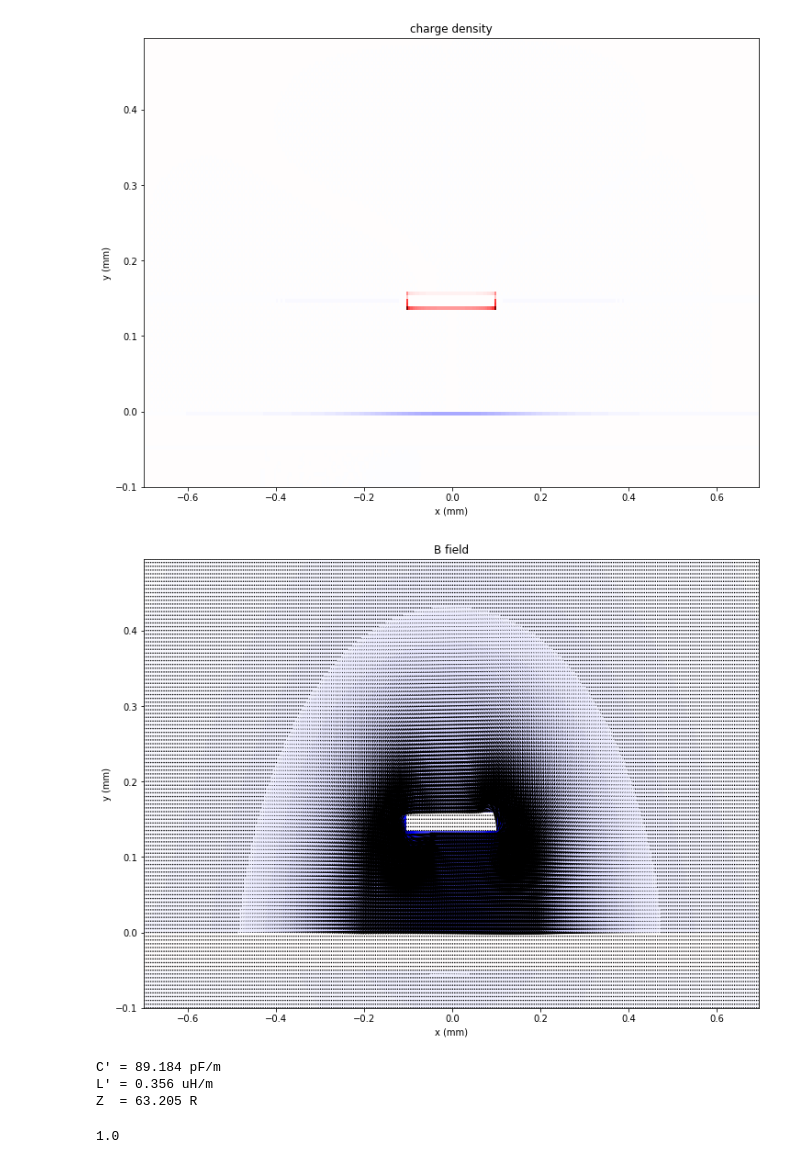
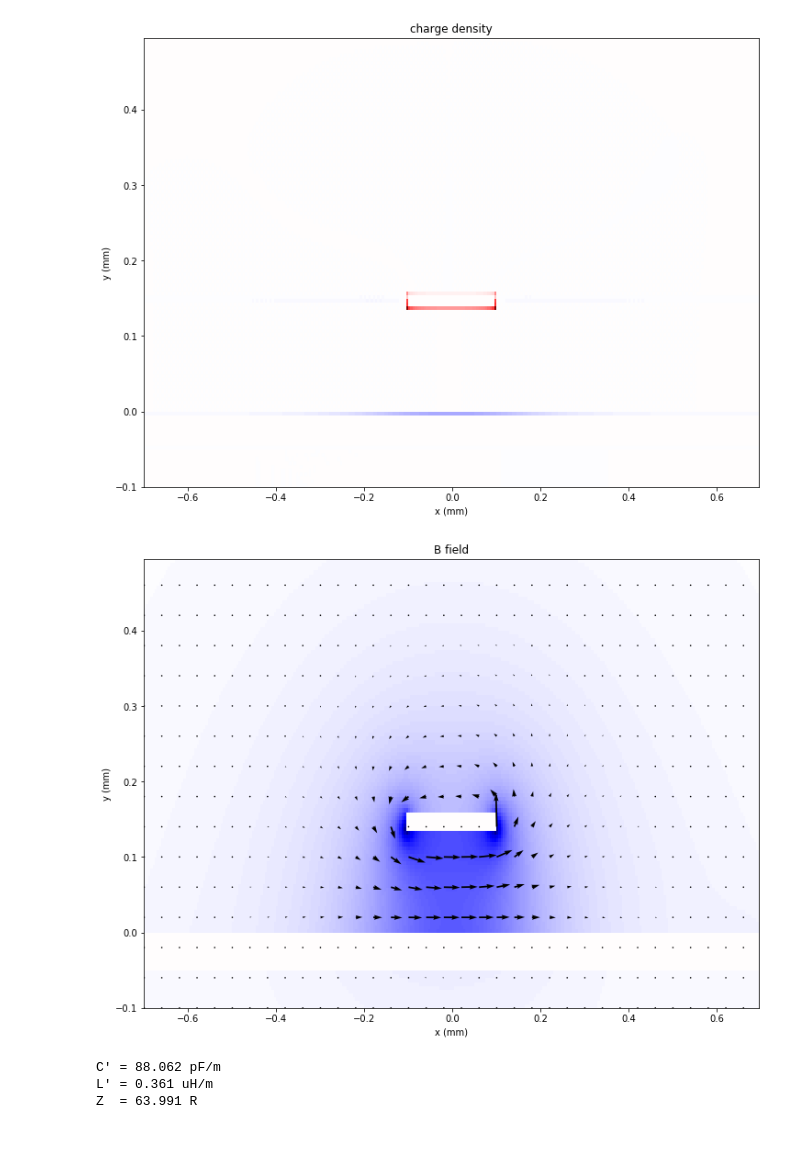
Before and after one commit to acidbourbon/lab_bench, a Jupyter notebook: workdir/jupyter/misc_mw/field_solver/laplace2D_multigrid_devel.ipynb, the cells around one changed output. Drawn from its saved outputs; the diff is of its cells as text; code cells hidden in the pictures.

Commit message:
progress with field solver multigrid stuff

```diff
--- a/workdir/jupyter/misc_mw/field_solver/laplace2D_multigrid_devel.ipynb
+++ b/workdir/jupyter/misc_mw/field_solver/laplace2D_multigrid_devel.ipynb
@@ -7,7 +7,12 @@ from laplace2D import *
 
 import copy
 # %%
-my_grid = grid(-0.7e-3,0.7e-3,5e-6,-0.1e-3,0.5e-3,5e-6)
+x_step = 5e-6
+y_step = x_step
+
+stop_iterating_at_x_mV = 1e-4 # .1 mV potential difference
+
+my_grid = grid(-0.7e-3,0.7e-3,x_step,-0.1e-3,0.5e-3,y_step)
 
 
 plane = conductor(-1e-3  , 1e-3  , -50e-6, 0     , V=-0.5)
@@ -25,15 +30,21 @@ start_potential = None
 epsilon         = None
 potential       = None
 
-iterations = 2000
+max_iterations_per_step = 10000
 
-stepping_levels = 4
+
+stepping_levels = 10
 
 levels = list(range(stepping_levels))
 levels.reverse()
 
 for n in levels:
-    temp_grid = quarter_grid(my_grid,n=n)
+    temp_grid = coarsen_grid(my_grid,n=n)
+
+    si,sj = temp_grid.shape
+    if np.min([si,sj]) < 10:
+        #print("small enough, skip this step")
+        continue
 
     conductor_mask, start_potential = conductors_to_mask(temp_grid,conductor_list)
     epsilon                         = gen_dielectric_field(temp_grid,dielectric_list)
@@ -52,10 +63,25 @@ for n in levels:
 
 
 
-    #for i in range(int(iterations/(2**n))):
-    for i in range(int(iterations)):
+
+    # do a check every 10 iterations if we fulfilled the convergence criterion yet
+    for i in range(int(max_iterations_per_step)):
+        old_potential = None
+        if i % 10 == 0:
+            old_potential = copy.deepcopy(potential)
+
         relax_2D_dielectric(potential,conductor_mask,epsilon)
 
+        if i % 10 == 0:
+            maxdiff = np.max(abs(old_potential.matrix-potential.matrix))
+            if maxdiff < stop_iterating_at_x_mV:
+                break
+
+
+
+        print("\riteration {}".format(i),end="")
+
+    print("")
 
     print("step n={} done".format(n))
     scale= 0.5
@@ -133,22 +168,27 @@ B = B_of_conductors(J,conductor_list)
 # %%
 B_abs = B.abs_matrix()
 
 scale = np.max(B_abs)
 
 cmap="seismic"
 
 scale = 8e-3
 
 
 plt.pcolormesh(my_grid.X*1e3,my_grid.Y*1e3,-B_abs, cmap=cmap)
 plt.clim(-scale,scale)
-plt.quiver(my_grid.X*1e3,my_grid.Y*1e3,B.matrix[:,:,0],B.matrix[:,:,1], scale=.1)
+
+coarse_B = coarsen_field(B,n=3)
+
+
+plt.quiver(coarse_B.grid.X*1e3,coarse_B.grid.Y*1e3,coarse_B.matrix[:,:,0],coarse_B.matrix[:,:,1], scale=.1)
+
 plt.title("B field")
 plt.xlabel("x (mm)")
 plt.ylabel("y (mm)")
 plt.show()
 # %% [output]
-[figure, old version]
+[figure, new version]
 # %%
 phi = flux_between_conductors(B,trace,plane)
 
@@ -164,13 +204,9 @@ print("C' = {:3.3f} pF/m".format(C*1e12))
 print("L' = {:3.3f} uH/m".format(L*1e6))
 print("Z  = {:3.3f} R".format(Z))
 # %% [output]
-C' = 89.184 pF/m
-L' = 0.356 uH/m
-Z  = 63.205 R
+C' = 88.062 pF/m
+L' = 0.361 uH/m
+Z  = 63.991 R
-# %%
-V
-# %% [output]
-1.0
 # %%
 Sz = poynting_z(E,B)
 
```
Also changed, not shown: parts of 3 cells of this notebook, 1 other file.
